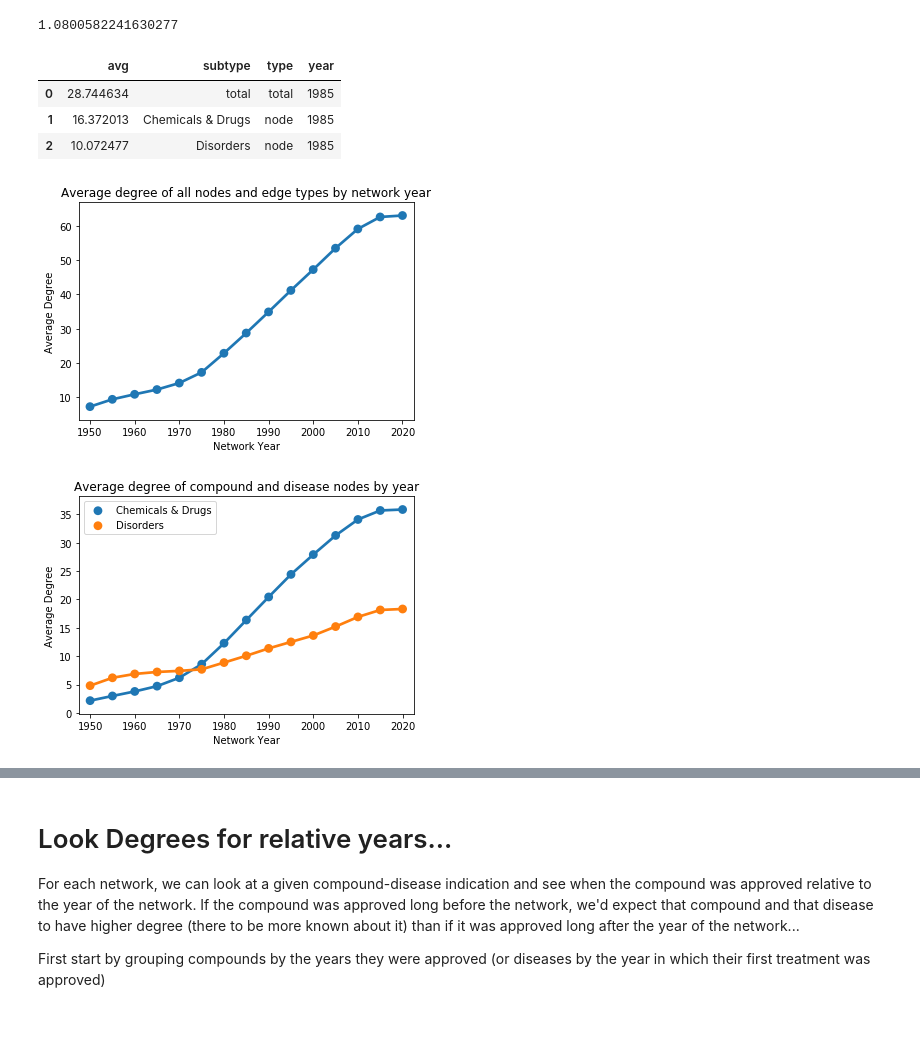
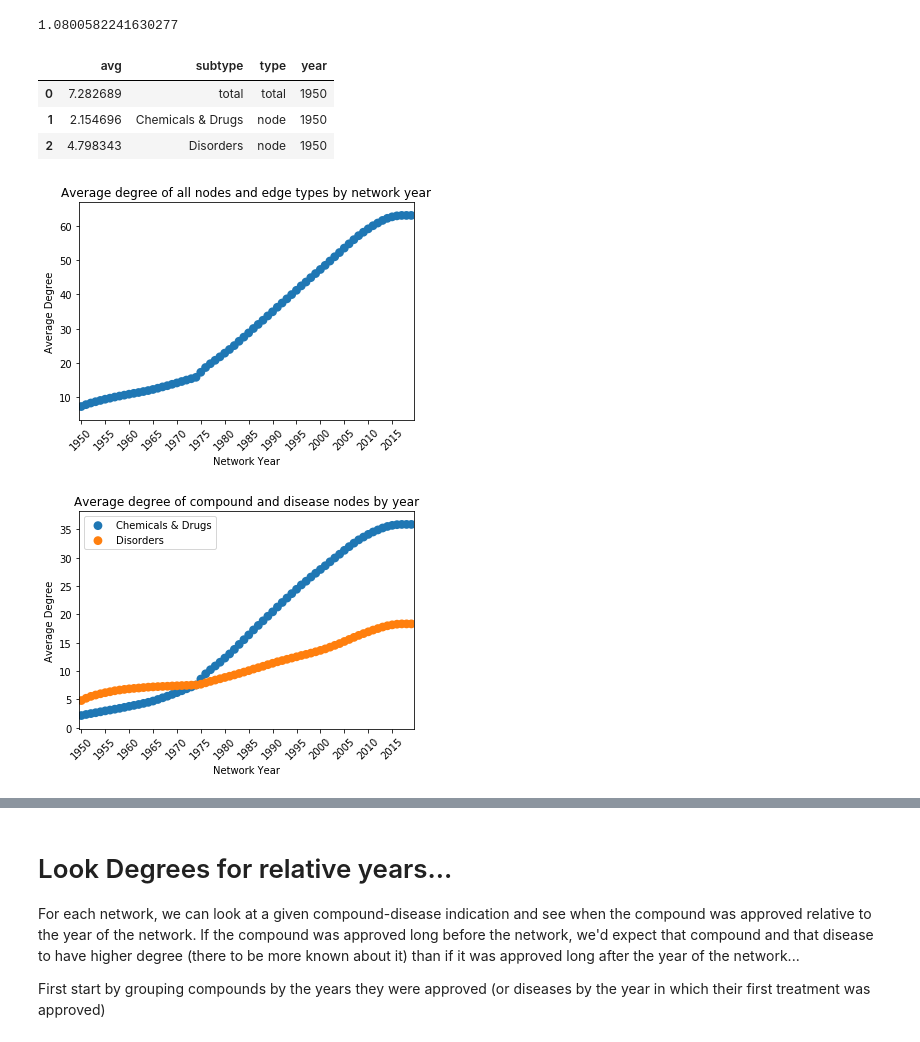
Before and after one commit to mmayers12/semmed, a Jupyter notebook: ml/analysis/Analyzing-degrees-in-time-resolved-networks.ipynb, the cells around one changed output, grey strips where cells are left out. Saved outputs shown, nothing was run; the diff lists cells and outputs as text; code cells hidden in the pictures.

Commit message:
update for continous analysis of years instead of every 5

```diff
--- a/ml/analysis/Analyzing-degrees-in-time-resolved-networks.ipynb
+++ b/ml/analysis/Analyzing-degrees-in-time-resolved-networks.ipynb
@@ -53,6 +53,10 @@ def weighted_std(values, weights, axis=None):
     average = np.average(values, weights=weights, axis=axis)
     variance = np.average((values-average)**2, weights=weights, axis=axis)
     return np.sqrt(variance)
+# %%
+def skip_ticks(tick_delta=2, angle=0):
+    locs, labels = plt.xticks(rotation=angle)
+    plt.xticks(locs[::tick_delta], labels[::tick_delta])
 # %%
 def get_year_category(diff):
     if diff > 20:
@@ -128,8 +132,9 @@ def get_degree_data(year):
 # %%
 preds = []
 degrees = {}
+years = list(range(1950, 2020, 1))
 
-for year in range(1950, 2025, 5):
+for year in years:
     out_dir = os.path.join(base_dir, str(year), test_params)
     pred = pd.read_csv(os.path.join(out_dir, 'predictions.csv'))
     pred['predictile'] = calc_percentile(pred, 'all_probas')
@@ -249,19 +254,17 @@ all_avg_degree_data = pd.DataFrame(all_avg_degree_data).reset_index(drop=True)
 all_avg_degree_data.head(3)
 # %% [output]
 |  | avg | subtype | type | year |
-| 0 | 28.744634 | total | total | 1985 |
-| 1 | 16.372013 | Chemicals & Drugs | node | 1985 |
-| 2 | 10.072477 | Disorders | node | 1985 |
+| 0 | 7.282689 | total | total | 1950 |
+| 1 | 2.154696 | Chemicals & Drugs | node | 1950 |
+| 2 | 4.798343 | Disorders | node | 1950 |
 # %%
 sns.pointplot(x='year', y='avg', data=all_avg_degree_data.query('type == "total"'), color=sns.color_palette()[0])
 plt.title('Average degree of all nodes and edge types by network year')
 plt.xlabel('Network Year')
 plt.ylabel('Average Degree')
-locs, labels = plt.xticks()
-tick_delta = 2
-plt.xticks(locs[::tick_delta], labels[::tick_delta]);
+skip_ticks(5, 45);
 # %% [output]
-[figure, old version]
+[figure, new version]
 # %%
 data = all_avg_degree_data.query('type == "node" and subtype in {}'.format(['Chemicals & Drugs', 'Disorders']))
 
@@ -270,10 +273,7 @@ plt.title('Average degree of compound and disease nodes by year')
 plt.xlabel('Network Year')
 plt.ylabel('Average Degree')
 
-locs, labels = plt.xticks()
-tick_delta = 2
-plt.xticks(locs[::tick_delta], labels[::tick_delta]);
-
+skip_ticks(5, 45);
 plt.legend(title='');
 # %% [output]
-[figure, old version]
+[figure, new version]
```
Also changed, not shown: parts of 32 cells of this notebook, 7 other files.
